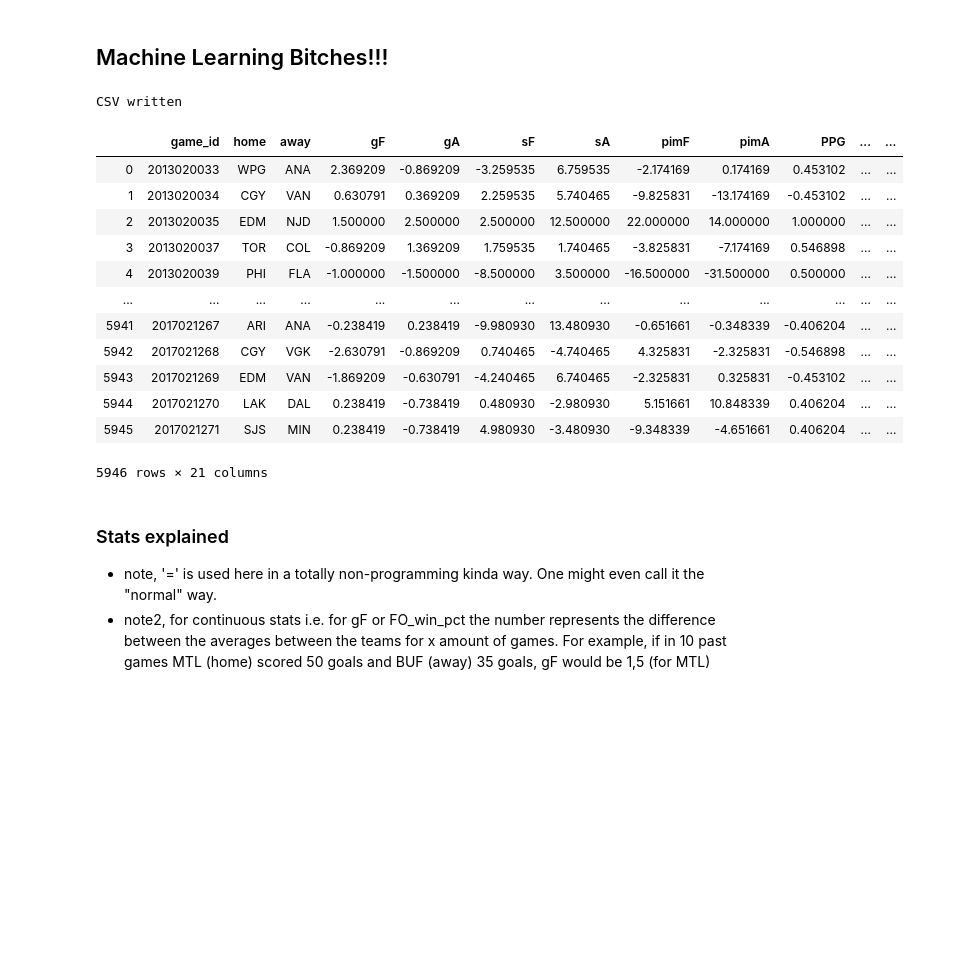
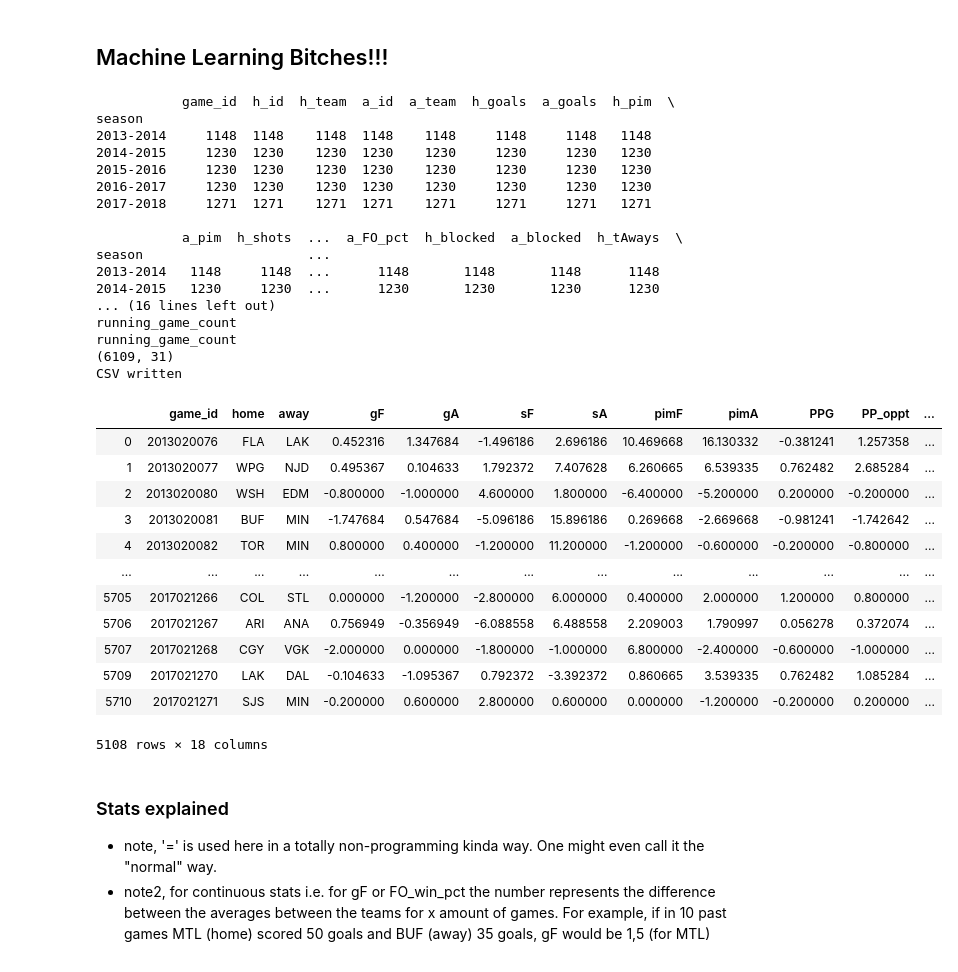
Before and after one commit to Sa1maa/nhl, a Jupyter notebook: prev_x_games.ipynb, the cells around one changed output. Saved outputs shown, nothing was run; the diff lists cells and outputs as text; code cells hidden in the pictures; blank space fills up the shorter version.

```diff
--- a/prev_x_games.ipynb
+++ b/prev_x_games.ipynb
@@ -4,11 +2,11 @@ previous version (2007 MS) worked with one season so lets try if we are good to
 import pandas as pd
 # %%
 def read_csvs():
-    df1 = pd.read_csv('../CSVs/2013-2014.csv')
-    df2 = pd.read_csv('../CSVs/2014-2015.csv')
-    df3 = pd.read_csv('../CSVs/2015-2016.csv')
-    df4 = pd.read_csv('../CSVs/2016-2017.csv')
-    df5 = pd.read_csv('../CSVs/2017-2018.csv')
+    df1 = pd.read_csv(r'C:\Users\ville\Code\NHL\CSVs\2013-2014.csv')
+    df2 = pd.read_csv(r'C:\Users\ville\Code\NHL\CSVs\2014-2015.csv')
+    df3 = pd.read_csv(r'C:\Users\ville\Code\NHL\CSVs\2015-2016.csv')
+    df4 = pd.read_csv(r'C:\Users\ville\Code\NHL\CSVs\2016-2017.csv')
+    df5 = pd.read_csv(r'C:\Users\ville\Code\NHL\CSVs\2017-2018.csv')
 
     df1['season'] = '2013-2014' # best place to add 'season' attribute without later having to load the dataframes again
     df2['season'] = '2014-2015'
@@ -133,4 +131,4 @@ def running_game_count_v2(df):
     print(df.shape)
     return df
 
-running_game_count_v2(main_df)
+#running_game_count_v2(main_df)
@@ -466,7 +444,7 @@ def home_minus_away_avgs(game_id, no_prev_games):
 ## Machine Learning Bitches!!!
 # %%
 def df_to_csv(df):
-    df.to_csv(r'C:\Users\ville\Code\NHL\CSVs\1008-1.csv')
+    df.to_csv(r'C:\Users\ville\Code\NHL\CSVs\2013-2018-5games.csv')
     print("CSV written")
 # %%
 games = list(range(2018020001, 2018020075))# short test list
@@ -535,36 +513,56 @@ def previous_x_games(game_id, no_prev_games):
 
 #previous_x_games(2017020033, 2)
 # %%
+# GLOBAL main_df needs to be called before main()
+get_and_update_df()
+
 def main(no_prev_games):
         test_games = list(range(2017020001, 2017020090))
         test_games2= [2017021250, 201703111, 2018020001, 2018020015, 2018020018]
         game = [2018020074]
 
         df = main_df
         games = get_games_list(df)
 
         vector_df = pastamaker(games, no_prev_games)
-        vector_df = pd.merge(vector_df, df[['game_id', 'result', 'season', 'h_team_game_no', 'a_team_game_no']], on = 'game_id', how= 'left')
+        vector_df = pd.merge(vector_df, df[['game_id', 'result']], on = 'game_id', how= 'left')
+        vector_df = drop_draw(vector_df)
 
         df_to_csv(vector_df)
         return vector_df
 
-main(2)
+main(5)
 # %% [output]
+           game_id  h_id  h_team  a_id  a_team  h_goals  a_goals  h_pim  \
+season
+2013-2014     1148  1148    1148  1148    1148     1148     1148   1148
+2014-2015     1230  1230    1230  1230    1230     1230     1230   1230
+2015-2016     1230  1230    1230  1230    1230     1230     1230   1230
+2016-2017     1230  1230    1230  1230    1230     1230     1230   1230
+2017-2018     1271  1271    1271  1271    1271     1271     1271   1271
+
+           a_pim  h_shots  ...  a_FO_pct  h_blocked  a_blocked  h_tAways  \
+season                     ...
+2013-2014   1148     1148  ...      1148       1148       1148      1148
+2014-2015   1230     1230  ...      1230       1230       1230      1230
+... (16 lines left out)
+running_game_count
+running_game_count
+(6109, 31)
 CSV written
-|  | game_id | home | away | gF | gA | sF | sA | pimF | pimA | PPG | ... | ... |
-| 0 | 2013020033 | WPG | ANA | 2.369209 | -0.869209 | -3.259535 | 6.759535 | -2.174169 | 0.174169 | 0.453102 | ... | ... |
-| 1 | 2013020034 | CGY | VAN | 0.630791 | 0.369209 | 2.259535 | 5.740465 | -9.825831 | -13.174169 | -0.453102 | ... | ... |
-| 2 | 2013020035 | EDM | NJD | 1.500000 | 2.500000 | 2.500000 | 12.500000 | 22.000000 | 14.000000 | 1.000000 | ... | ... |
-| 3 | 2013020037 | TOR | COL | -0.869209 | 1.369209 | 1.759535 | 1.740465 | -3.825831 | -7.174169 | 0.546898 | ... | ... |
-| 4 | 2013020039 | PHI | FLA | -1.000000 | -1.500000 | -8.500000 | 3.500000 | -16.500000 | -31.500000 | 0.500000 | ... | ... |
+|  | game_id | home | away | gF | gA | sF | sA | pimF | pimA | PPG | PP_oppt | ... |
+| 0 | 2013020076 | FLA | LAK | 0.452316 | 1.347684 | -1.496186 | 2.696186 | 10.469668 | 16.130332 | -0.381241 | 1.257358 | ... |
+| 1 | 2013020077 | WPG | NJD | 0.495367 | 0.104633 | 1.792372 | 7.407628 | 6.260665 | 6.539335 | 0.762482 | 2.685284 | ... |
+| 2 | 2013020080 | WSH | EDM | -0.800000 | -1.000000 | 4.600000 | 1.800000 | -6.400000 | -5.200000 | 0.200000 | -0.200000 | ... |
+| 3 | 2013020081 | BUF | MIN | -1.747684 | 0.547684 | -5.096186 | 15.896186 | 0.269668 | -2.669668 | -0.981241 | -1.742642 | ... |
+| 4 | 2013020082 | TOR | MIN | 0.800000 | 0.400000 | -1.200000 | 11.200000 | -1.200000 | -0.600000 | -0.200000 | -0.800000 | ... |
 | ... | ... | ... | ... | ... | ... | ... | ... | ... | ... | ... | ... | ... |
-| 5941 | 2017021267 | ARI | ANA | -0.238419 | 0.238419 | -9.980930 | 13.480930 | -0.651661 | -0.348339 | -0.406204 | ... | ... |
-| 5942 | 2017021268 | CGY | VGK | -2.630791 | -0.869209 | 0.740465 | -4.740465 | 4.325831 | -2.325831 | -0.546898 | ... | ... |
-| 5943 | 2017021269 | EDM | VAN | -1.869209 | -0.630791 | -4.240465 | 6.740465 | -2.325831 | 0.325831 | -0.453102 | ... | ... |
-| 5944 | 2017021270 | LAK | DAL | 0.238419 | -0.738419 | 0.480930 | -2.980930 | 5.151661 | 10.848339 | 0.406204 | ... | ... |
-| 5945 | 2017021271 | SJS | MIN | 0.238419 | -0.738419 | 4.980930 | -3.480930 | -9.348339 | -4.651661 | 0.406204 | ... | ... |
+| 5705 | 2017021266 | COL | STL | 0.000000 | -1.200000 | -2.800000 | 6.000000 | 0.400000 | 2.000000 | 1.200000 | 0.800000 | ... |
+| 5706 | 2017021267 | ARI | ANA | 0.756949 | -0.356949 | -6.088558 | 6.488558 | 2.209003 | 1.790997 | 0.056278 | 0.372074 | ... |
+| 5707 | 2017021268 | CGY | VGK | -2.000000 | 0.000000 | -1.800000 | -1.000000 | 6.800000 | -2.400000 | -0.600000 | -1.000000 | ... |
+| 5709 | 2017021270 | LAK | DAL | -0.104633 | -1.095367 | 0.792372 | -3.392372 | 0.860665 | 3.539335 | 0.762482 | 1.085284 | ... |
+| 5710 | 2017021271 | SJS | MIN | -0.200000 | 0.600000 | 2.800000 | 0.600000 | 0.000000 | -1.200000 | -0.200000 | 0.200000 | ... |
-5946 rows × 21 columns
+5108 rows × 18 columns
 # %% [markdown]
 ### Stats explained
 * note, '=' is used here in a totally non-programming kinda way. One might even call it the "normal" way.
```
Also changed, not shown: parts of 3 cells of this notebook.
